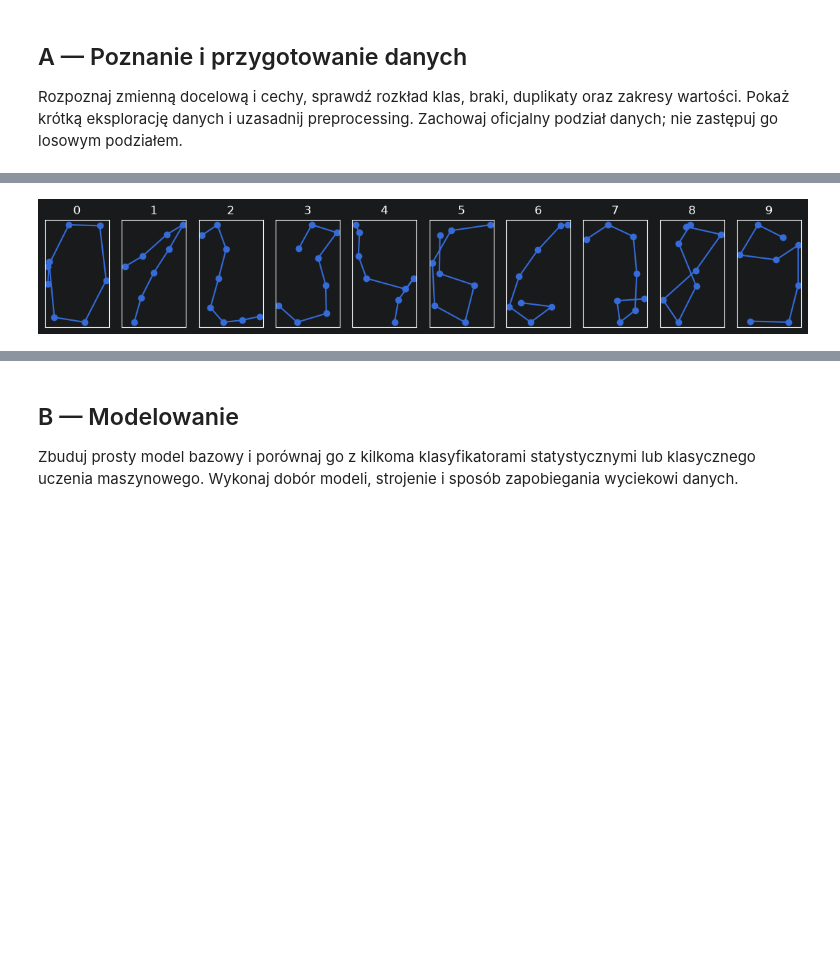
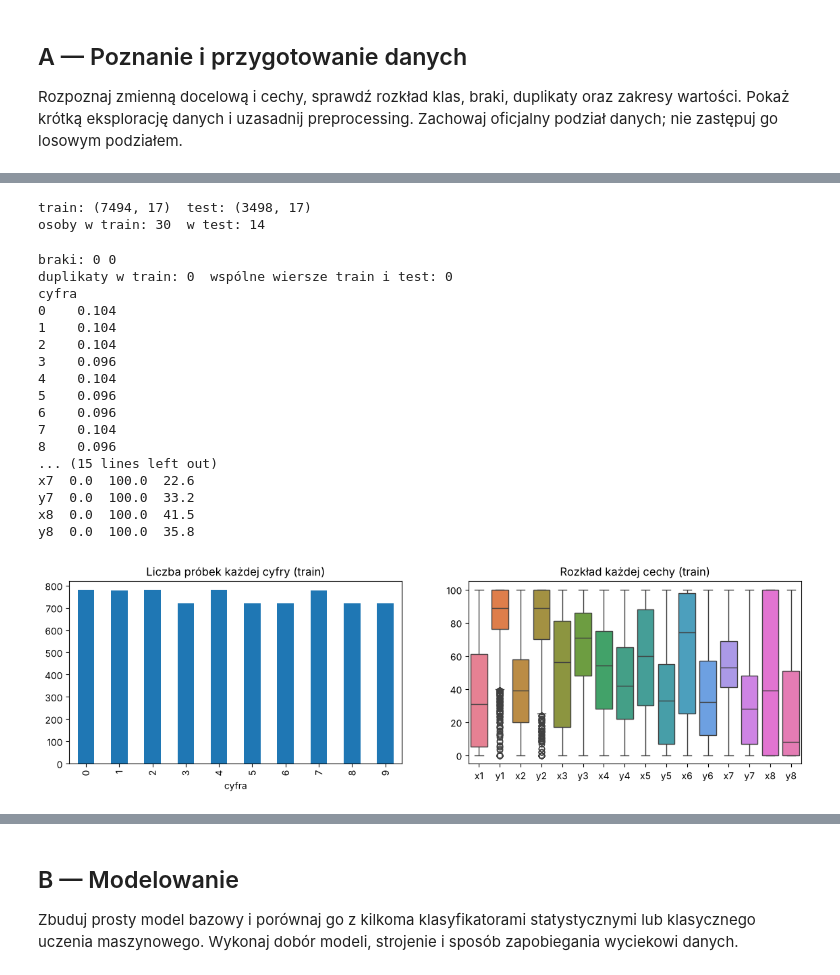
Before and after one commit to 1Rhienns/Rekrutacja-AI-Med-2026-2027, a Jupyter notebook: Zadanie-1/Rozwiązanie-1.ipynb, the cells around one changed output, grey strips where cells are left out. Saved outputs shown, nothing was run; the diff lists cells and outputs as text; code cells hidden in the pictures; blank space fills up the shorter version.

```diff
--- a/Zadanie-1/Rozwiązanie-1.ipynb
+++ b/Zadanie-1/Rozwiązanie-1.ipynb
@@ -175,15 +51,52 @@ y8  0.0  100.0  28.6  35.8
-# %%
-# A6. Jak wyglądają dane: jedna przykładowa cyfra każdego rodzaju
-# Cechy to kolejne punkty pióra, więc można je narysować jako linię.
-fig, axes = plt.subplots(1, 10, figsize=(14, 2))
-for cyfra in range(10):
-    wiersz = train[train[TARGET] == cyfra].iloc[0]          # pierwsza próbka danej cyfry
-    xs = [wiersz[f"x{i}"] for i in range(1, 9)]
-    ys = [wiersz[f"y{i}"] for i in range(1, 9)]
-    axes[cyfra].plot(xs, ys, "o-")
-    axes[cyfra].set_title(str(cyfra))
-    axes[cyfra].set_xticks([])
-    axes[cyfra].set_yticks([])
-plt.show()
-# %% [output]
-[figure, removed]
+# %%
+# A1. Wczytanie oficjalnych plików train i test
+# Każdy wiersz: 8 punktów śladu pióra (x1, y1, ..., x8, y8) i narysowana cyfra.
+FOLDER = DATA_DIR / "pendigits"
+cechy = [f"{os}{i}" for i in range(1, 9) for os in "xy"]
+train = pd.read_csv(FOLDER / "pendigits.tra", names=cechy + ["cyfra"])
+test = pd.read_csv(FOLDER / "pendigits.tes", names=cechy + ["cyfra"])
+print("train:", train.shape, " test:", test.shape)
+
+
+# Numer osoby, która pisała cyfrę, jest w plikach "orig" w liniach ".COMMENT cyfra osoba próbka".
+def osoby(plik):
+    return [int(linia.split()[2]) for linia in open(plik) if linia.startswith(".COMMENT")]
+
+
+train["osoba"] = osoby(FOLDER / "pendigits-orig.tra")
+test["osoba"] = osoby(FOLDER / "pendigits-orig.tes")
+print("osoby w train:", train.osoba.nunique(), " w test:", test.osoba.nunique())
+# %% [output]
+train: (7494, 17)  test: (3498, 17)
+osoby w train: 30  w test: 14
+# %%
+# A2. Braki, duplikaty, rozkład klas, zakresy
+print("braki:", train.isna().sum().sum(), test.isna().sum().sum())
+print("duplikaty w train:", train[cechy].duplicated().sum(), " wspólne wiersze train i test:",
+      len(train[cechy].merge(test[cechy])))
+print(train.cyfra.value_counts(normalize=True).sort_index().round(3))
+print(train[cechy].describe().T[["min", "max", "std"]].round(1))
+
+fig, axes = plt.subplots(1, 2, figsize=(14, 3.5))
+train.cyfra.value_counts().sort_index().plot(kind="bar", ax=axes[0], title="Liczba próbek każdej cyfry (train)")
+sns.boxplot(data=train[cechy], ax=axes[1]).set_title("Rozkład każdej cechy (train)")
+plt.show()
+# %% [output]
+braki: 0 0
+duplikaty w train: 0  wspólne wiersze train i test: 0
+cyfra
+0    0.104
+1    0.104
+2    0.104
+3    0.096
+4    0.104
+5    0.096
+6    0.096
+7    0.104
+8    0.096
+... (15 lines left out)
+x7  0.0  100.0  22.6
+y7  0.0  100.0  33.2
+x8  0.0  100.0  41.5
+y8  0.0  100.0  35.8
+[figure, added]
```
Also changed, not shown: parts of 21 cells of this notebook, 5 other files.
